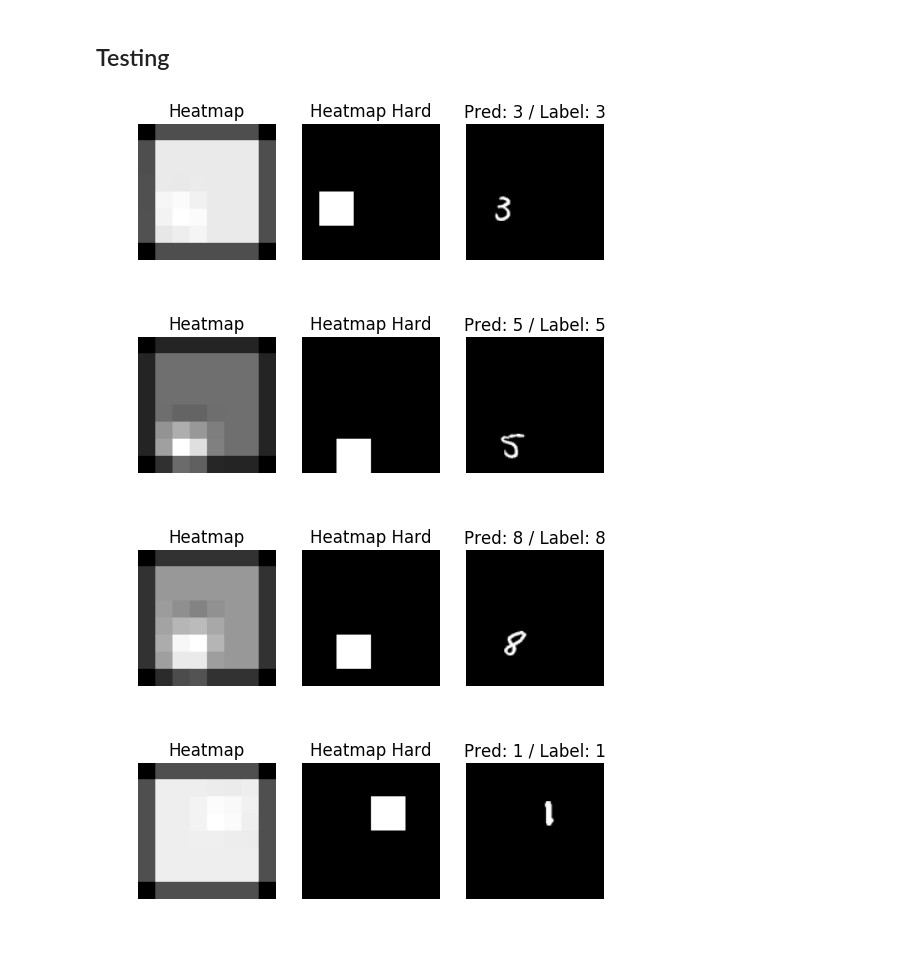
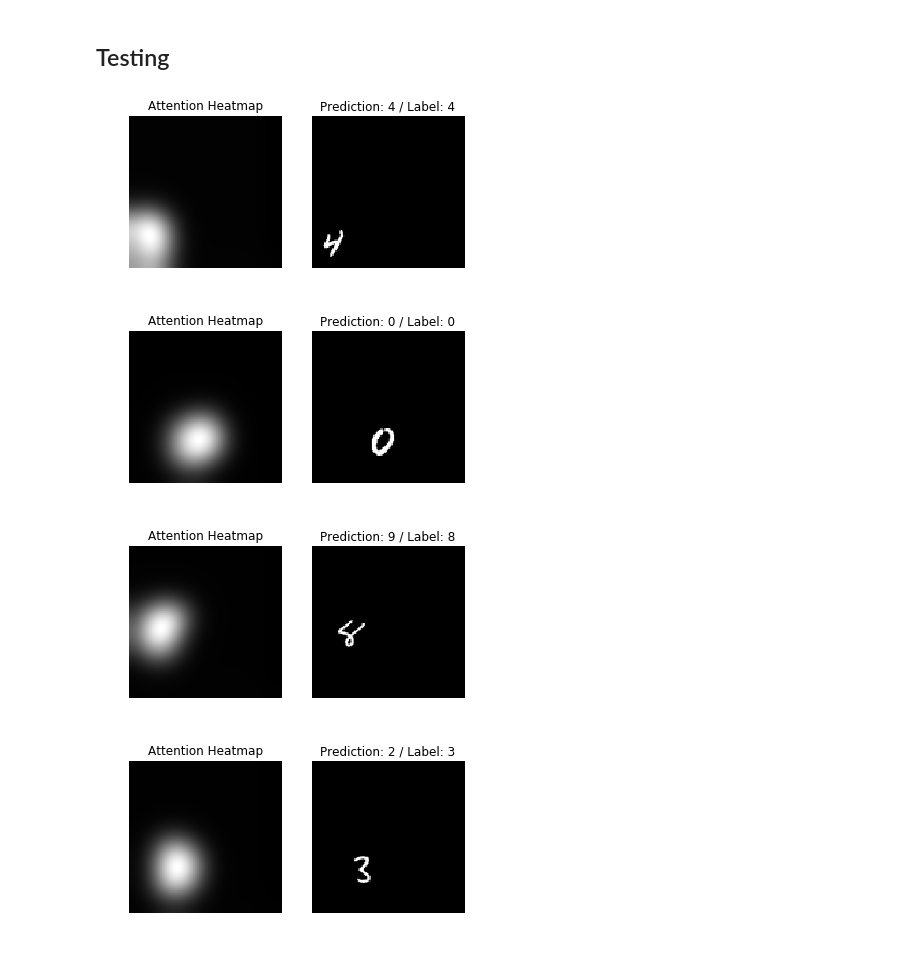
Before and after one commit to Kyushik/Attention, a Jupyter notebook: Hard_Attention_MNIST.ipynb, the cells around one changed output. Cells and saved outputs as stored; diff of their text form; code cells hidden in the pictures.

Commit message:
Hard and soft is revised!!

```diff
--- a/Hard_Attention_MNIST.ipynb
+++ b/Hard_Attention_MNIST.ipynb
@@ -112,19 +96,0 @@ Label: [ 0.  0.  0.  0.  0.  0.  0.  1.  0.  0.]
-# %%
-f, ax = plt.subplots(len_vertical, len_horizontal)
-
-img_fraction = np.zeros([img_fraction_size, img_fraction_size, len_stack])
-index_fraction = 0
-for i in range(len_vertical):
-    start_v = stride * i
-    for j in range(len_horizontal):
-        start_h = stride * j
-
-        img_fraction[:,:,index_fraction] = img[start_v : start_v + img_fraction_size,
-                                               start_h : start_h + img_fraction_size]
-
-        ax[i, j].imshow(img_fraction[:,:,index_fraction], cmap = 'gray')
-        ax[i, j].axis('off')
-
-        index_fraction += 1
-
-plt.show()
@@ -368,71 +312,48 @@ Model is saved!!!
 # %%
 # Sampling test indexes
 idx = random.sample(range(test_x.shape[0]), num_test_sample)
 
 # Initialize fraction of test images and heatmap
-test_fraction = np.zeros([10, img_fraction_size, img_fraction_size, len_stack])
+test_fraction = np.zeros([10, img_size, img_size, 1])
 heat_map = np.zeros([num_test_sample, img_size, img_size])
-heat_map_hard = np.zeros([num_test_sample, img_size, img_size])
+
 num_correct = 0.
 
 # Test for Sampling data
 for idx_sample in range(num_test_sample):
 
-    # Making test fractions
-    index_fraction = 0
-    for m in range(len_vertical):
-        start_v = stride * m
-        for n in range(len_horizontal):
-            start_h = stride * n
-
-            test_fraction[idx_sample,:,:,index_fraction] = test_x[idx[idx_sample],
-                                                                  start_v : start_v + img_fraction_size,
-                                                                  start_h : start_h + img_fraction_size]
-
-            index_fraction += 1
-
     # Get alpha(weight of fractions) and output for sample test data
-    alpha_hard_, output_, z_, alpha_ = sess.run([alpha_hard, output, z, alpha],feed_dict = {x_image: [test_fraction[idx_sample,:,:,:]], y_target: [test_y[idx[idx_sample],:]]})
-
-    alpha_hard_reshape = np.reshape(alpha_hard_, (1, len_vertical, len_horizontal))
-    alpha_reshape = np.reshape(alpha_, (1, len_vertical, len_horizontal))
+    test_x_reshape = np.reshape(test_x, ([test_x.shape[0],img_size,img_size,1]))
+    test_x_in = test_x_reshape[idx[idx_sample],:,:,:]
+    alpha_, output_ = sess.run([alpha, output],feed_dict = {x_image: [test_x_in], y_target: [test_y[idx[idx_sample],:]]})
+    alpha_size = int(np.sqrt(alpha_.shape[1]))
+    alpha_reshape = np.reshape(alpha_, (alpha_size, alpha_size))
+    alpha_resize = skimage.transform.pyramid_expand(alpha_reshape, upscale = 16, sigma=20)
 
     # Make heatmap with alpha
-    for i in range(len_vertical):
-        for j in range(len_horizontal):
-            heat_map[idx_sample, stride * i : (stride * i + img_fraction_size), stride * j : (stride * j + img_fraction_size)] += alpha_reshape[:, i, j]
-            heat_map_hard[idx_sample, stride * i : (stride * i + img_fraction_size), stride * j : (stride * j + img_fraction_size)] += alpha_hard_reshape[:, i, j]
-
-    heat_map[idx_sample,:,:] = heat_map[idx_sample,:,:] / np.max(heat_map[idx_sample,:,:])
-    heat_map_hard[idx_sample,:,:] = heat_map_hard[idx_sample,:,:] / np.max(heat_map_hard[idx_sample,:,:])
 
     # Get labels for test samples
     y_test_pred = np.argmax(output_[:])
     y_test_true = np.argmax(test_y[idx[idx_sample], :])
 
     # Draw subplot for each sample
-    f1, ax = plt.subplots(1,3)
-    ax[0].imshow(heat_map[idx_sample,:,:], cmap='gray')
+    f1, ax = plt.subplots(1,2)
+    ax[0].imshow(alpha_resize, cmap='gray')
     ax[0].axis("off")
-    ax[0].set_title('Heatmap')
-    ax[1].imshow(heat_map_hard[idx_sample,:,:], cmap='gray')
+    ax[0].set_title('Attention Heatmap')
+    ax[1].imshow(test_x[idx[idx_sample],:,:], cmap='gray')
     ax[1].axis("off")
-    ax[1].set_title('Heatmap Hard')
-    ax[2].imshow(test_x[idx[idx_sample],:,:], cmap='gray')
-    ax[2].axis("off")
-    ax[2].set_title('Pred: ' + str(y_test_pred) + ' / ' + 'Label: ' + str(y_test_true))
-
-
-    # Show results
-    plt.show()
+    ax[1].set_title('Prediction: ' + str(y_test_pred) + ' / ' + 'Label: ' + str(y_test_true))
 
     # Count correct
     if y_test_pred == y_test_true:
         num_correct += 1.
 
+# Show results
+plt.show()
 print('Sample Accuracy: ' + str(num_correct / num_test_sample))
 # %% [output]
-[figure, old version]
+[figure, new version]
-[figure, old version]
+[figure, new version]
-[figure, old version]
+[figure, new version]
-[figure, old version]
+[figure, new version]
```
Also changed, not shown: parts of 11 cells of this notebook, 5 other files.
